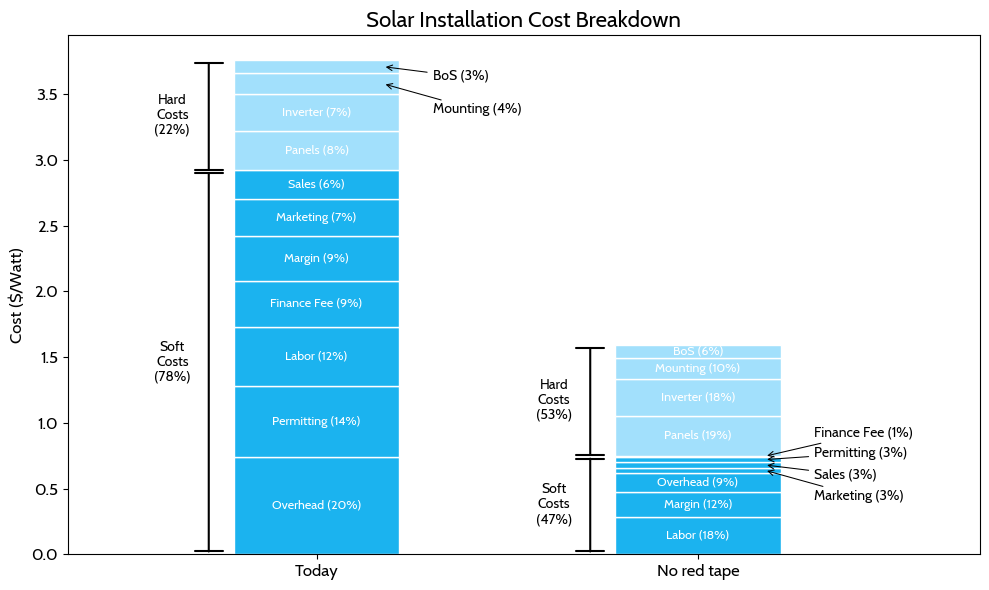
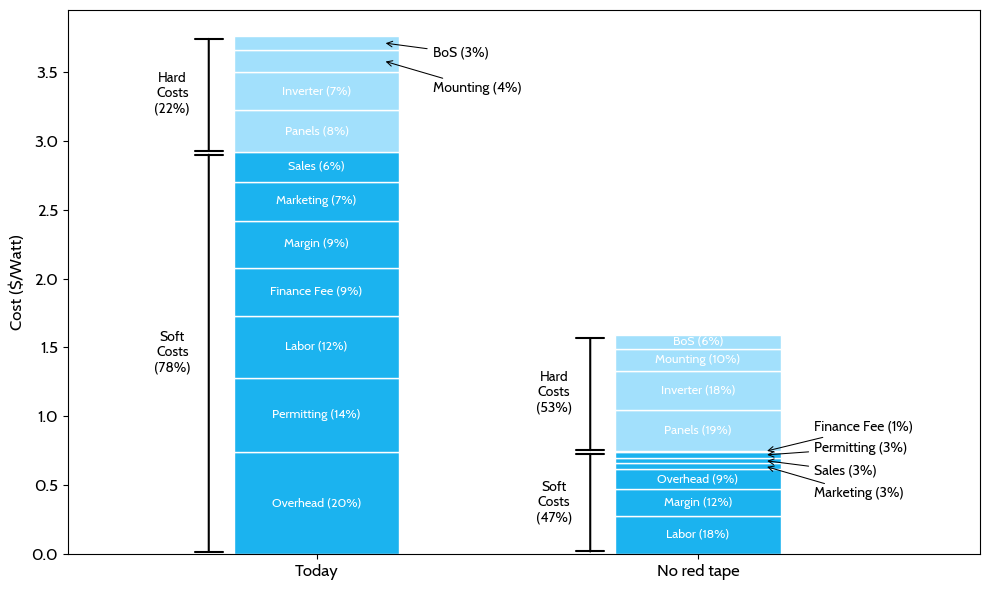
Unified diff of the notebook cell whose output changed from the first chart to the second:
--- before
+++ after
@@ -95,5 +95,5 @@
 ax.set_xlim(-1, 1.75)
 ax.set_ylabel('Cost ($/Watt)', fontsize=12, fontfamily='Cabin')
-ax.set_title('Solar Installation Cost Breakdown', fontsize=16, fontfamily='Cabin')
+#ax.set_title('Solar Installation Cost Breakdown', fontsize=16, fontfamily='Cabin')
 plt.tight_layout()
 plt.show()

Commit: Adjusting chart to remove title